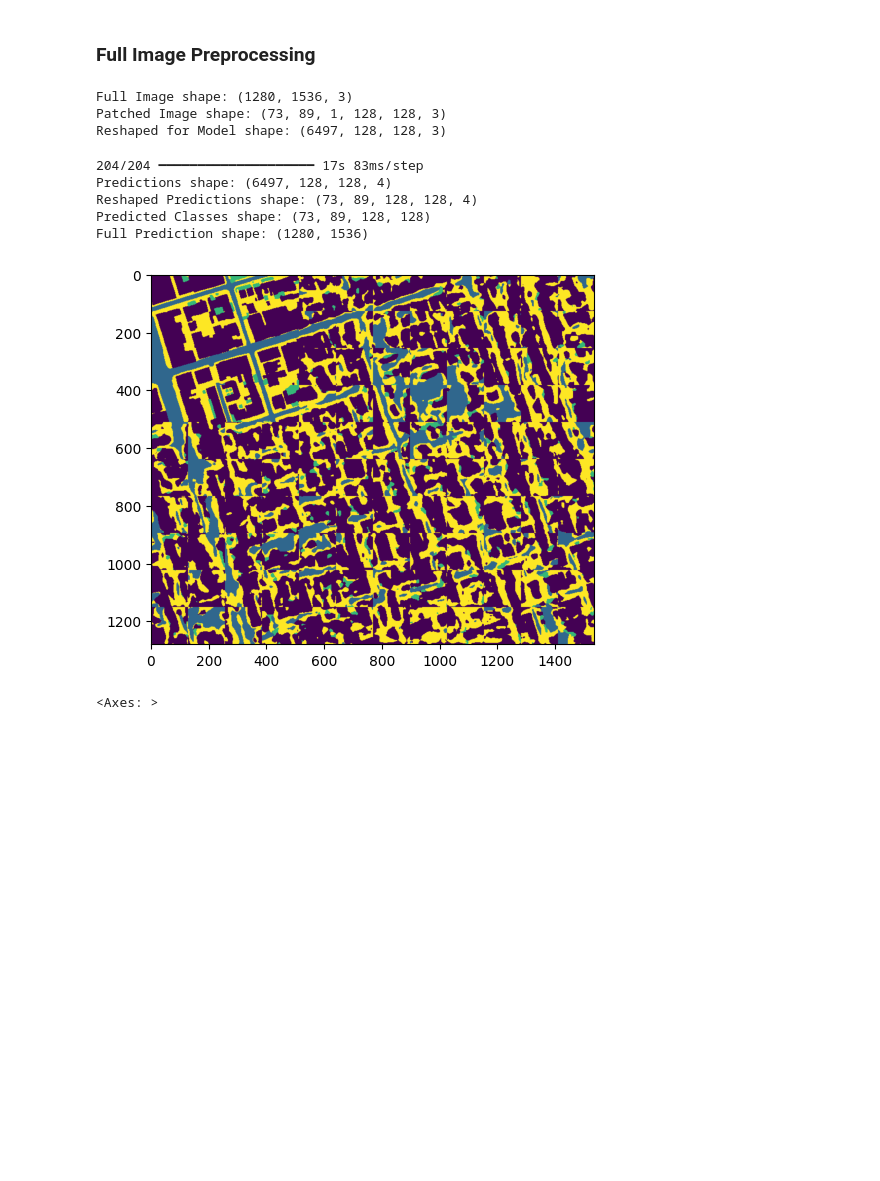
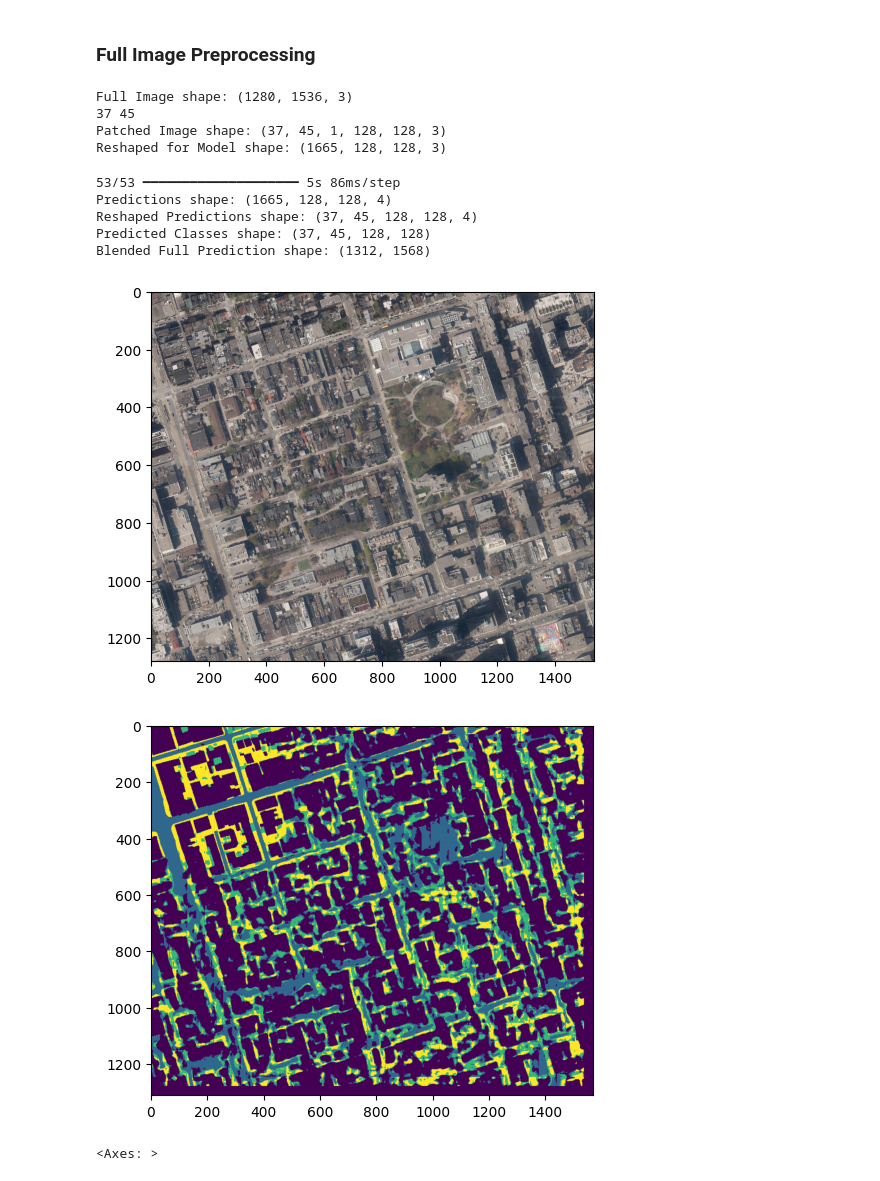
Before and after one commit to connorcrowe/to-lulc-aiml, a Jupyter notebook: 2_Second_Classifier.ipynb, the cells around one changed output. Cells and saved outputs as stored; diff of their text form; code cells hidden in the pictures; blank space fills up the shorter version.

Commit message:
Improve CNN, add ability to have patch step overlap on images and blend the result in the prediction

```diff
--- a/2_Second_Classifier.ipynb
+++ b/2_Second_Classifier.ipynb
@@ -29,7 +27,7 @@ labels_classes_path = "2_CNN/input/labels_raster_512.tif" # Class raster of labe
 # %%
 # Load Full Image Aerial
 with rasterio.open(full_image_path) as src:
-    full_image = src.read()  # Read all bands
+    full_image_raw = src.read()  # Read all bands
     full_image_meta = src.profile
 
 # Load Classes Raster of Labelled Sample
@@ -39,12 +37,12 @@ with rasterio.open(labels_classes_path) as src:
 
 # Load Aerial Raster of Labelled Sample
 with rasterio.open(labels_aerial_path) as src:
-    labels_aerial = src.read()
+    labels_aerial_raw = src.read()
     labels_aerial_meta = src.profile
 
 # Normalize images
-full_image = full_image.astype(np.float32) / 255.0  # Normalize to 0-1 range
-labels_aerial = labels_aerial.astype(np.float32) / 255.0
+full_image = full_image_raw.astype(np.float32) / 255.0  # Normalize to 0-1 range
+labels_aerial = labels_aerial_raw.astype(np.float32) / 255.0
 
 # Print shapes
 print("Full Image shape:", full_image.shape)  # Should be (Bands, Height, Width)
@@ -263,7 +258,7 @@ Audio(beep, rate=6000, autoplay=True)
 # %% [markdown]
 ### Full Image Preprocessing
 # %%
-patch_full_step = 16
+patch_full_step = 32
 # %%
 #rasterio.plot.show(full_image)#
 from patchify import unpatchify
@@ -273,38 +268,67 @@ print("Full Image shape:", full_image_reshaped.shape)  # (2347, 2560, 3)
 
 patches_full = patchify(full_image_reshaped, (patch_size, patch_size, 3), step=patch_full_step)
 #patches_full = patches_full[0]
-patches_full_x, patches_full_y = 10, 12#patches_full.shape[0:2]
-print("Patched Image shape:", patches_full.shape)  # (18, 20, 128, 128, 3)
+patches_full_x, patches_full_y = patches_full.shape[0:2]
+print(patches_full_x, patches_full_y)
+print("Patched Image shape:", patches_full.shape)
 
 patches_full_reshaped = patches_full.reshape(-1, patch_size, patch_size, 3)
-print("Reshaped for Model shape:", patches_full_reshaped.shape)  # (360, 128, 128, 3)
+print("Reshaped for Model shape:", patches_full_reshaped.shape)
 # %% [output]
 Full Image shape: (1280, 1536, 3)
-Patched Image shape: (73, 89, 1, 128, 128, 3)
-Reshaped for Model shape: (6497, 128, 128, 3)
+37 45
+Patched Image shape: (37, 45, 1, 128, 128, 3)
+Reshaped for Model shape: (1665, 128, 128, 3)
 # %%
 predictions = model.predict(patches_full_reshaped)
 print("Predictions shape:", predictions.shape)
 #print(predictions[0][:][:][:])
 
 predictions = predictions.reshape(patches_full.shape[0], patches_full.shape[1], patch_size, patch_size, -1)
 print("Reshaped Predictions shape:", predictions.shape)
 #print(predictions[0][0][0][:][:])
 
 predicted_classes = np.argmax(predictions, axis=-1)
 print("Predicted Classes shape:", predicted_classes.shape)
 #print(predicted_classes[0][0][:][:])
 
-## FIX!!!
-full_prediction = unpatchify(predicted_classes, (patches_full_x*patch_size, patches_full_y*patch_size))
-print("Full Prediction shape:", full_prediction.shape)
+## UNPATCHIFY IMPLEMENTATION
+## Does not handle step size other than the image size
+#full_prediction = unpatchify(predicted_classes, (patches_full_x*patch_size, patches_full_y*patch_size))
+#print("Full Prediction shape:", full_prediction.shape)
 
+## BLENDING MATRIX IMPLEMENTATION
+## Should weight overlapping areas by frequency of predicted class
+# Initialize accumulation and weight matrices
+full_prediction = np.zeros((patches_full_x * patch_full_step + patch_size,
+                            patches_full_y * patch_full_step + patch_size), dtype=np.float32)
+weight_matrix = np.zeros_like(full_prediction, dtype=np.float32)
+
+# Blend patches
+for i in range(patches_full_x):
+    for j in range(patches_full_y):
+        x_start = i * patch_full_step
+        x_end = x_start + patch_size
+        y_start = j * patch_full_step
+        y_end = y_start + patch_size
+
+        full_prediction[x_start:x_end, y_start:y_end] += predicted_classes[i, j]
+        weight_matrix[x_start:x_end, y_start:y_end] += 1  # Track contributions
+
+# Normalize by the number of times each pixel was predicted
+full_prediction /= weight_matrix
+full_prediction = full_prediction.astype(np.uint8)
+print("Blended Full Prediction shape:", full_prediction.shape)
+
+
+rasterio.plot.show(full_image)
 rasterio.plot.show(full_prediction)
 # %% [output]
-204/204 ━━━━━━━━━━━━━━━━━━━━ 17s 83ms/step
-Predictions shape: (6497, 128, 128, 4)
-Reshaped Predictions shape: (73, 89, 128, 128, 4)
-Predicted Classes shape: (73, 89, 128, 128)
-Full Prediction shape: (1280, 1536)
+53/53 ━━━━━━━━━━━━━━━━━━━━ 5s 86ms/step
+Predictions shape: (1665, 128, 128, 4)
+Reshaped Predictions shape: (37, 45, 128, 128, 4)
+Predicted Classes shape: (37, 45, 128, 128)
+Blended Full Prediction shape: (1312, 1568)
-[figure, old version]
+[figure, new version]
+[figure, added]
 <Axes: >
```
Also changed, not shown: parts of 8 cells of this notebook.
